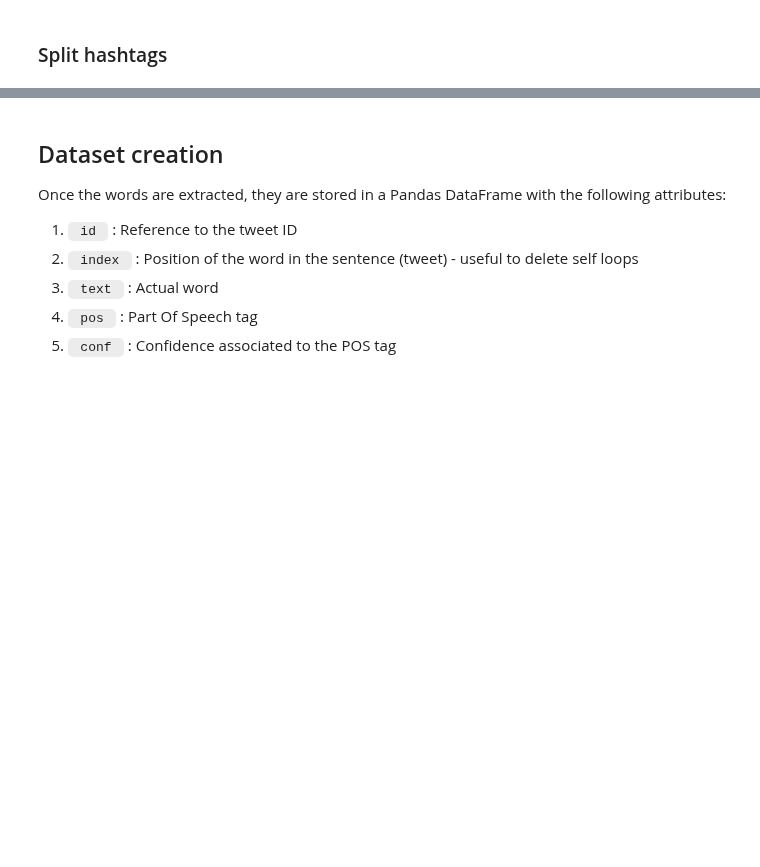
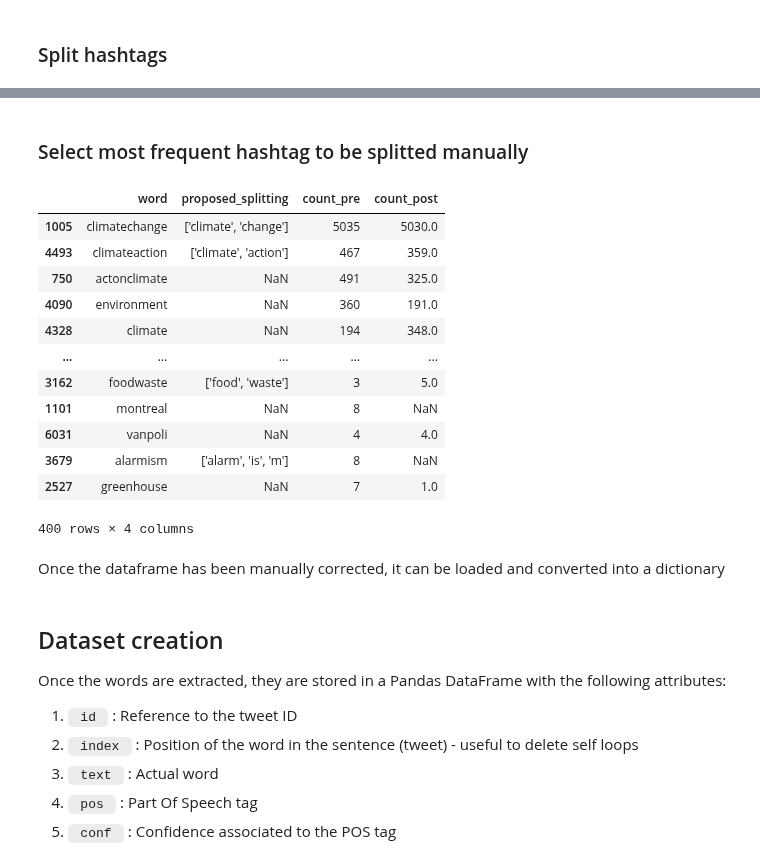
Before and after one commit to Mmiglio/ClimateAction, a Jupyter notebook: extract_words.ipynb, the cells around one changed output, grey strips where cells are left out. Drawn from its saved outputs; the diff is of its cells as text; code cells hidden in the pictures; blank space fills up the shorter version.

Commit message:
added clean splitting dict and code to generate it

```diff
--- a/extract_words.ipynb
+++ b/extract_words.ipynb
@@ -68,5 +69,6 @@ hash_pre_climate.head()
 # %% [markdown]
 ### Split hashtags
 # %%
-splitter(hash_pre_climate, hash_post_climate, save = True)
+splitted = splitter(hash_pre_climate, hash_post_climate, save = True)
+splitted.head()
 # %% [output]
@@ -78,0 +94,30 @@ splitter(hash_pre_climate, hash_post_climate, save = True)
+# %% [markdown]
+### Select most frequent hashtag to be splitted manually
+# %%
+# Join top_hash pre and post
+top_hash = hash_pre_climate.set_index("hashtag").join(hash_post_climate.set_index("hashtag"), how="outer", lsuffix="pre", rsuffix="post")
+# Remove nans and sum occurrences
+top_hash[top_hash.isna()] = 0
+top_hash["occurrences_tot"] = top_hash.occurrencespre + top_hash.occurrencespost
+# Select top 400 frequent values
+top_hash = top_hash.sort_values(by="occurrences_tot", ascending=False)[:400]
+# %%
+top_splitted = splitted.join(top_hash, on="word", how="right")
+top_splitted = top_splitted.sort_values(by="occurrences_tot", ascending=False)
+top_splitted[["word", "proposed_splitting", "count_pre", "count_post"]]#.to_csv("top_400_hashtags_raw.tsv", sep='\t')
+# %% [output]
+|  | word | proposed_splitting | count_pre | count_post |
+| 1005 | climatechange | ['climate', 'change'] | 5035 | 5030.0 |
+| 4493 | climateaction | ['climate', 'action'] | 467 | 359.0 |
+| 750 | actonclimate | NaN | 491 | 325.0 |
+| 4090 | environment | NaN | 360 | 191.0 |
+| 4328 | climate | NaN | 194 | 348.0 |
+| ... | ... | ... | ... | ... |
+| 3162 | foodwaste | ['food', 'waste'] | 3 | 5.0 |
+| 1101 | montreal | NaN | 8 | NaN |
+| 6031 | vanpoli | NaN | 4 | 4.0 |
+| 3679 | alarmism | ['alarm', 'is', 'm'] | 8 | NaN |
+| 2527 | greenhouse | NaN | 7 | 1.0 |
+400 rows × 4 columns
+# %% [markdown]
+Once the dataframe has been manually corrected, it can be loaded and converted into a dictionary
```
Also changed, not shown: parts of 3 cells of this notebook, 4 other files.
